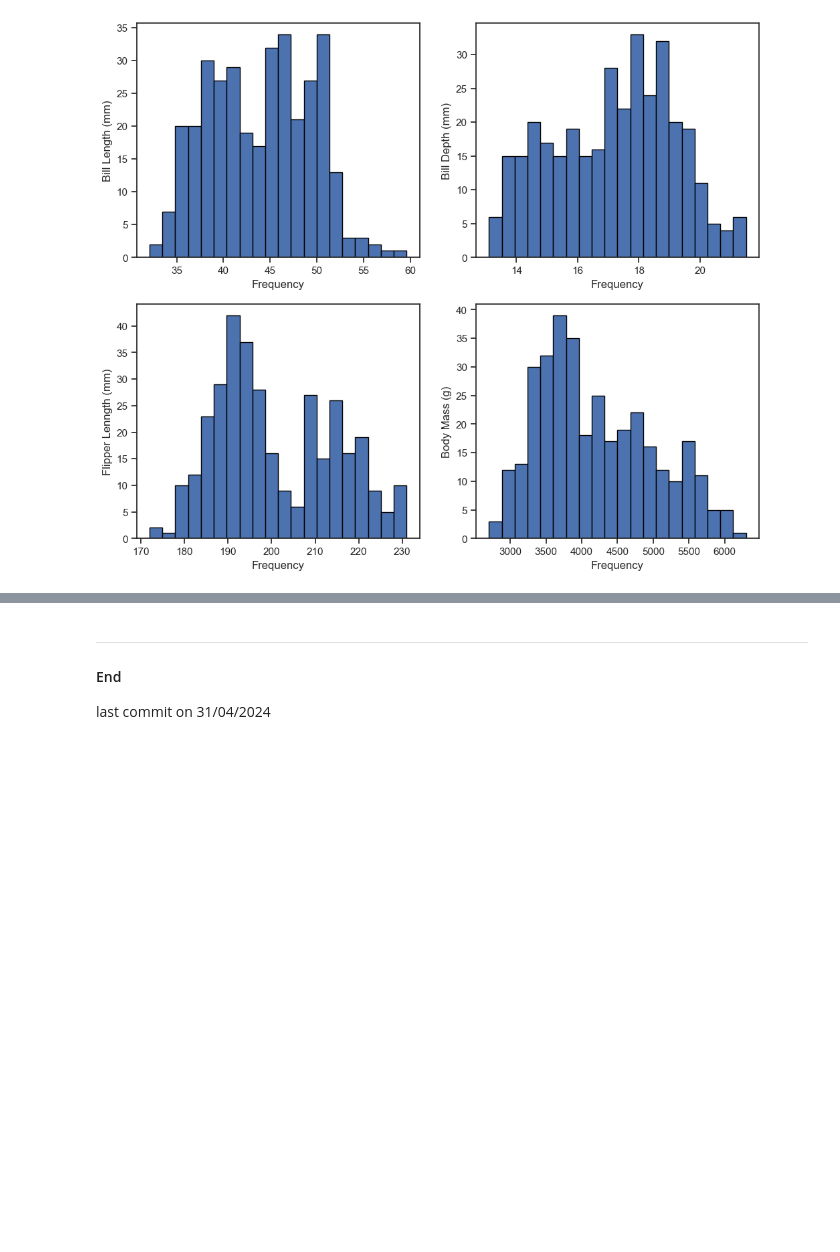
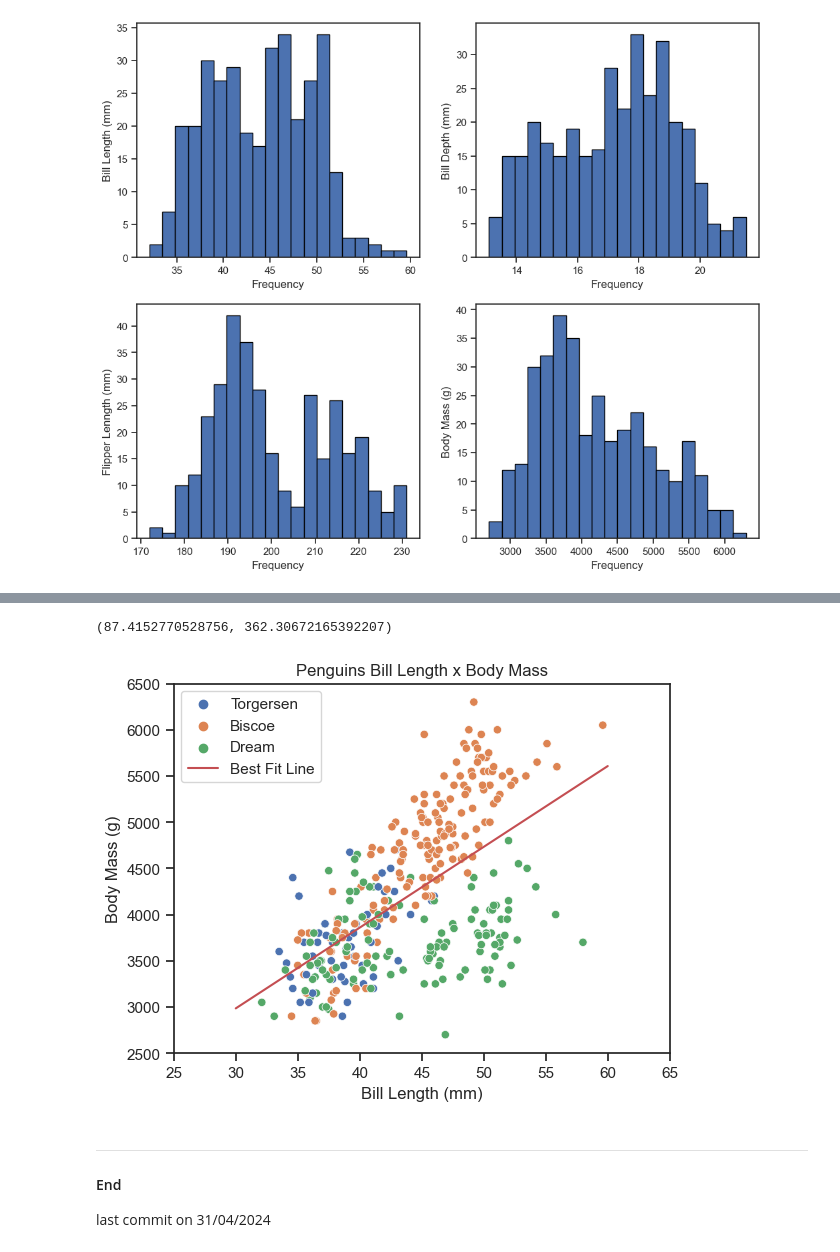
Before and after one commit to RodrigoDMU/MyWorkPDA-Project, a Jupyter notebook: penguins.ipynb, the cells around one changed output, grey strips where cells are left out. Cells and saved outputs as stored; diff of their text form; code cells hidden in the pictures; blank space fills up the shorter version.

```diff
--- a/penguins.ipynb
+++ b/penguins.ipynb
@@ -283,0 +252,5 @@ Text(0, 0.5, 'Body Mass (g)')
+# %%
+# Get just the bill depth.
+blen= df['bill_length_mm'].dropna()
+# Show
+blen
@@ -283,0 +270,5 @@ Text(0, 0.5, 'Body Mass (g)')
+# %%
+# Get just the flipper length
+bmass = df['body_mass_g'].dropna()
+# Show
+bmass
@@ -284,3 +288,37 @@ Text(0, 0.5, 'Body Mass (g)')
+# %%
+#Fit a straight line between x and y.
+m, c = np.polyfit(blen, bmass, 1)
+# Show m and C.
+m, c
+# %% [output]
+(87.4152770528756, 362.30672165392207)
+# %%
+# x values for best fit line.
+bf_x = np.linspace (30, 60, 100)
+# y values for best fit line.
+bf_y = m * bf_x + c
+
+# Create a new figure and set of axes.
+fig, ax = plt.subplots()
+# Sample plot with islands categorization.
+sns.scatterplot(data=df, x=blen, y=bmass, hue='island', ax=ax)
+# Plot the best fit line.
+ax.plot(bf_x, bf_y, 'r-', label='Best Fit Line')
+# Axis labels.
+ax.set_xlabel('Bill Length (mm)')
+ax.set_ylabel('Body Mass (g)')
+# Title.
+ax.set_title('Penguins Bill Length x Body Mass')
+# X Limits.
+ax.set_xlim(25, 65)
+# Y Limits.
+ax.set_ylim(2500, 6500)
+# Show the legend.
+ax.legend()
+# Show the plot.
+plt.show()
+# %% [output]
+[figure, added]
 # %% [markdown]
 *****
 #### End
```
Also changed, not shown: parts of 15 cells of this notebook.
